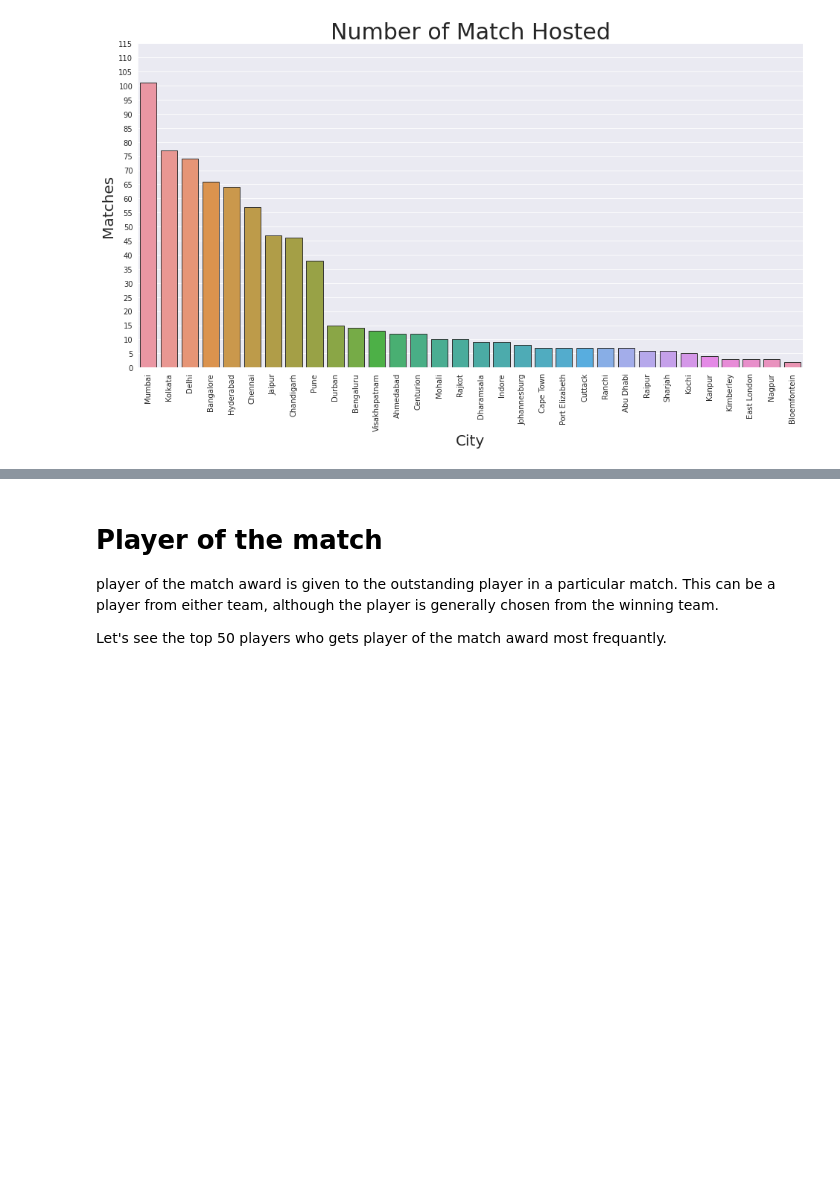
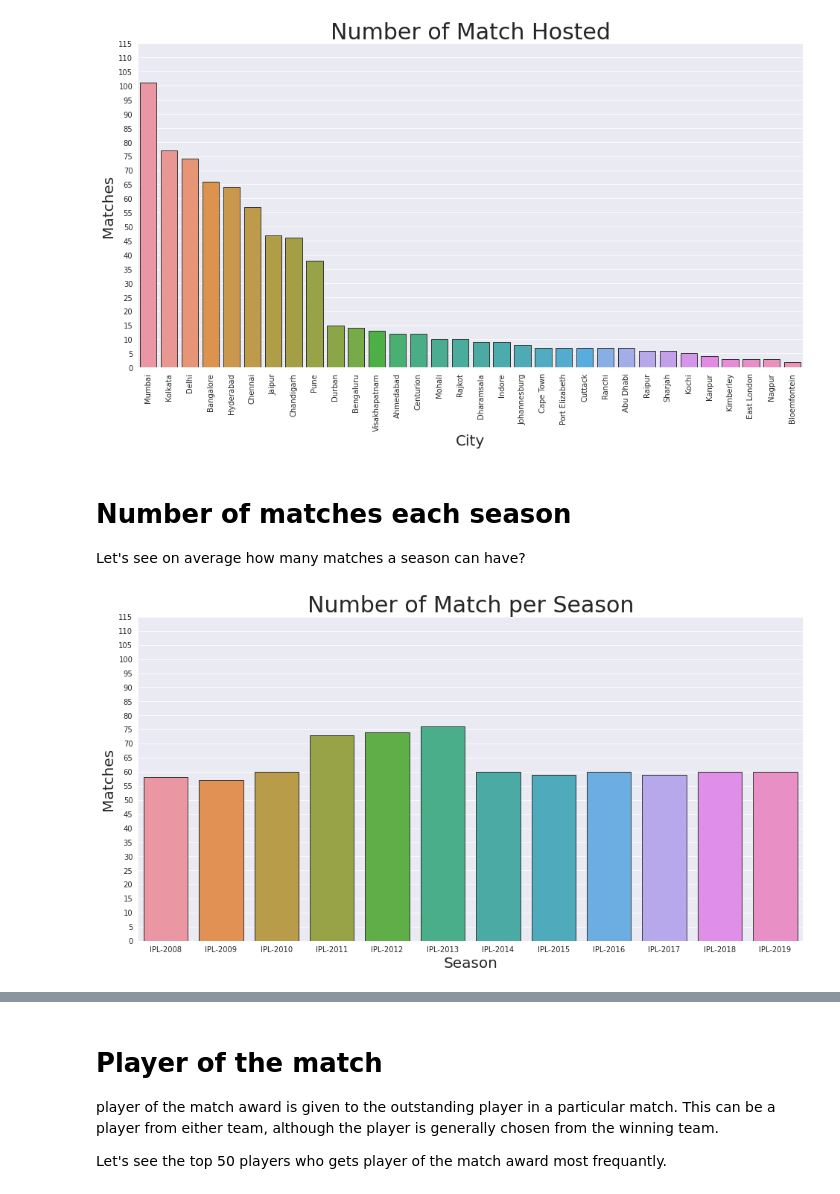
Before and after one commit to Pradip240/IPL-T20-Cricket-Analysis, a Jupyter notebook: Pradip_IPL_T20_Cricket_Analysis_Capstone_Project.ipynb, the cells around one changed output, grey strips where cells are left out. Cells and saved outputs as stored; diff of their text form; code cells hidden in the pictures; blank space fills up the shorter version.

```diff
--- a/Pradip_IPL_T20_Cricket_Analysis_Capstone_Project.ipynb
+++ b/Pradip_IPL_T20_Cricket_Analysis_Capstone_Project.ipynb
@@ -111,3 +117,22 @@ for tick in axes.yaxis.get_major_ticks():
     tick.label.set_fontsize(10)
 # %% [output]
 [figure]
+# %% [markdown]
+# Number of matches each season
+
+Let's see on average how many matches a season can have?
+# %%
+matches_per_season = matches_df.groupby('Season').count().reset_index()
+fig, axes = plt.subplots(figsize=(16,8))
+sns.set_style("darkgrid")
+sns.barplot(x='Season', y='id', ax=axes, data=matches_per_season, linewidth=1, edgecolor='0.2')
+axes.set_yticks(range(0,120,5))
+axes.set_xlabel('Season', size=20)
+axes.set_ylabel('Matches', size=20)
+axes.set_title('Number of Match per Season', size=30)
+for tick in axes.xaxis.get_major_ticks():
+    tick.label.set_fontsize(10)
+for tick in axes.yaxis.get_major_ticks():
+    tick.label.set_fontsize(10)
+# %% [output]
+[figure, added]
```
Also changed, not shown: parts of 18 cells of this notebook.
